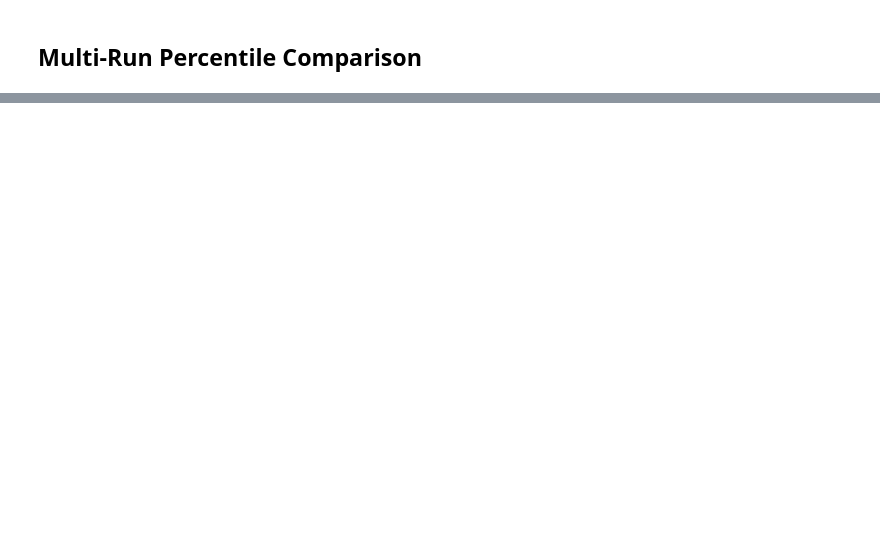
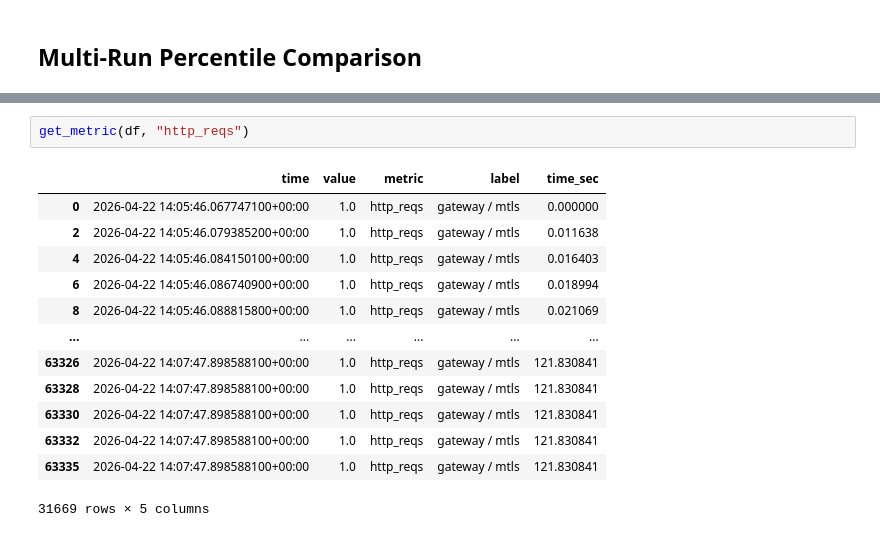
Before and after one commit to JacobDNielsen/FileShare, a Jupyter notebook: src/k6/notebooks/metrics_visualization.ipynb, the cells around one changed output, grey strips where cells are left out. Drawn from its saved outputs; the diff is of its cells as text; blank space fills up the shorter version.

```diff
--- a/src/k6/notebooks/metrics_visualization.ipynb
+++ b/src/k6/notebooks/metrics_visualization.ipynb
@@ -274,0 +435,16 @@ else:
+# %%
+get_metric(df, "http_reqs")
+# %% [output]
+|  | time | value | metric | label | time_sec |
+| 0 | 2026-04-22 14:05:46.067747100+00:00 | 1.0 | http_reqs | gateway / mtls | 0.000000 |
+| 2 | 2026-04-22 14:05:46.079385200+00:00 | 1.0 | http_reqs | gateway / mtls | 0.011638 |
+| 4 | 2026-04-22 14:05:46.084150100+00:00 | 1.0 | http_reqs | gateway / mtls | 0.016403 |
+| 6 | 2026-04-22 14:05:46.086740900+00:00 | 1.0 | http_reqs | gateway / mtls | 0.018994 |
+| 8 | 2026-04-22 14:05:46.088815800+00:00 | 1.0 | http_reqs | gateway / mtls | 0.021069 |
+| ... | ... | ... | ... | ... | ... |
+| 63326 | 2026-04-22 14:07:47.898588100+00:00 | 1.0 | http_reqs | gateway / mtls | 121.830841 |
+| 63328 | 2026-04-22 14:07:47.898588100+00:00 | 1.0 | http_reqs | gateway / mtls | 121.830841 |
+| 63330 | 2026-04-22 14:07:47.898588100+00:00 | 1.0 | http_reqs | gateway / mtls | 121.830841 |
+| 63332 | 2026-04-22 14:07:47.898588100+00:00 | 1.0 | http_reqs | gateway / mtls | 121.830841 |
+| 63335 | 2026-04-22 14:07:47.898588100+00:00 | 1.0 | http_reqs | gateway / mtls | 121.830841 |
+31669 rows × 5 columns
```
Also changed, not shown: parts of 16 cells of this notebook.
